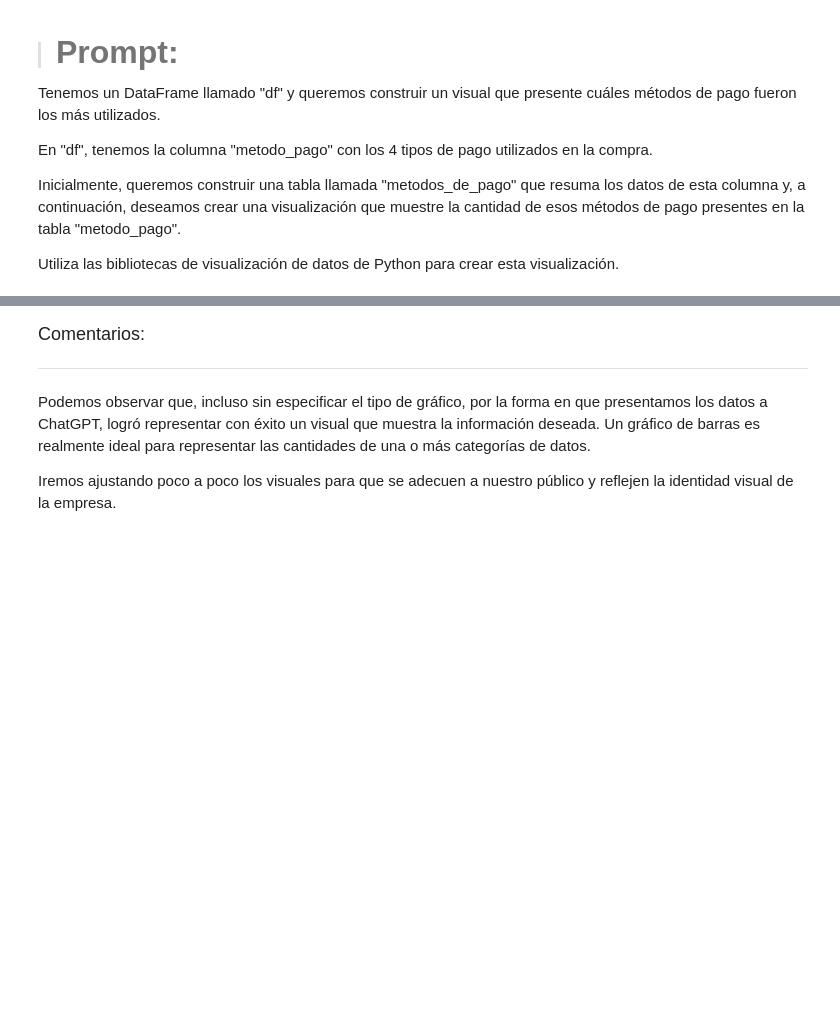
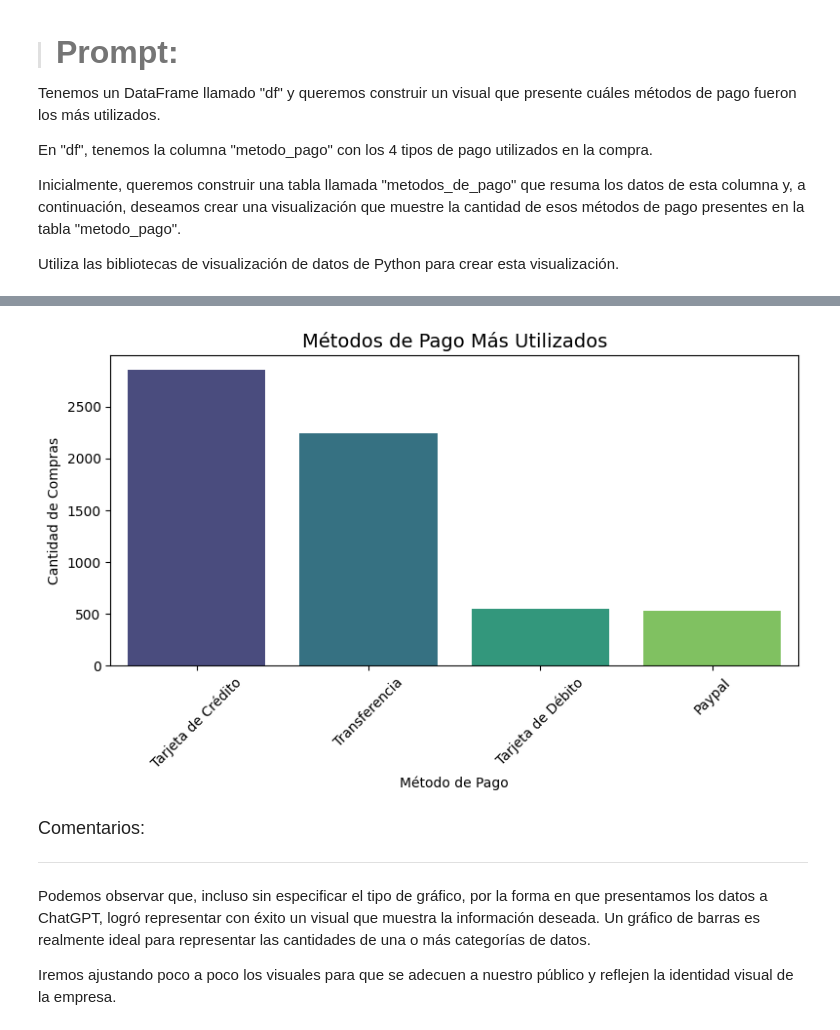
Before and after one commit to Cesar-Curitol/IA_aplicada_a_la_ciencia_de_datos, a Jupyter notebook: IA_aplicada_a_ciencia_de_datos.ipynb, the cells around one changed output, grey strips where cells are left out. Cells and saved outputs as stored; diff of their text form; code cells hidden in the pictures; blank space fills up the shorter version.

```diff
--- a/IA_aplicada_a_ciencia_de_datos.ipynb
+++ b/IA_aplicada_a_ciencia_de_datos.ipynb
@@ -476,7 +476,7 @@ Ahora vamos a unir las dos bases de nuestro proyecto en una sola utilizando como
 Construye un código para ejecutar esta etapa usando Python y la biblioteca Pandas.
 # %%
 # Unir los DataFrames usando ID_compra como llave
-df_unido = pd.merge(ventas, clientes, on='ID_compra', how='inner')
+df = pd.merge(ventas, clientes, on='ID_compra', how='inner')
 
 # Reordenar las columnas según lo solicitado
 columnas_ordenadas = ['ID_compra','fecha','horario','categoria',
@@ -484,8 +484,8 @@ columnas_ordenadas = ['ID_compra','fecha','horario','categoria',
     'edad','sexo_biologico','ciudad','estado','region','cashback','nota'
 ]
 
-df_unido = df_unido[columnas_ordenadas]
-df_unido.head()
+df = df[columnas_ordenadas]
+df.head()
 # %% [output]
 |  | ID_compra | fecha | horario | categoria | precio_unitario | cantidad | envio | metodo_pago | ID_cliente | ... |
 | 0 | 6 | 2023-01-03 | 20:40 | Electrónicos | 4457.9 | 4 | 713.26 | Paypal | 6149 | ... |
@@ -674,3 +674,12 @@ En "df", tenemos la columna "metodo_pago" con los 4 tipos de pago utilizados en
 Inicialmente, queremos construir una tabla llamada "metodos_de_pago" que resuma los datos de esta columna y, a continuación, deseamos crear una visualización que muestre la cantidad de esos métodos de pago presentes en la tabla "metodo_pago".
 
 Utiliza las bibliotecas de visualización de datos de Python para crear esta visualización.
+# %%
+import pandas as pd
+import seaborn as sns
+import matplotlib.pyplot as plt
+
+# Paso 1: Crear la tabla resumen
+metodos_de_pago = df['metodo_pago'].value_counts().reset_index()
+metodos_de_pago.columns = ['metodo_pago', 'cantidad']
+metodos_de_pago
@@ -677,3 +692,18 @@ Utiliza las bibliotecas de visualización de datos de Python para crear esta vis
+# %%
+
+# Paso 2: Crear visualización
+plt.figure(figsize=(8, 5))
+sns.barplot(data=metodos_de_pago, x='metodo_pago', y='cantidad', palette='viridis')
+
+# Estética del gráfico
+plt.title('Métodos de Pago Más Utilizados', fontsize=14)
+plt.xlabel('Método de Pago')
+plt.ylabel('Cantidad de Compras')
+plt.xticks(rotation=45)
+plt.tight_layout()
+plt.show()
+# %% [output]
+[figure, added]
 # %% [markdown]
 
 <font color="7b71ff" size=4> Comentarios: </font>
```
Also changed, not shown: parts of 1 cell of this notebook.
